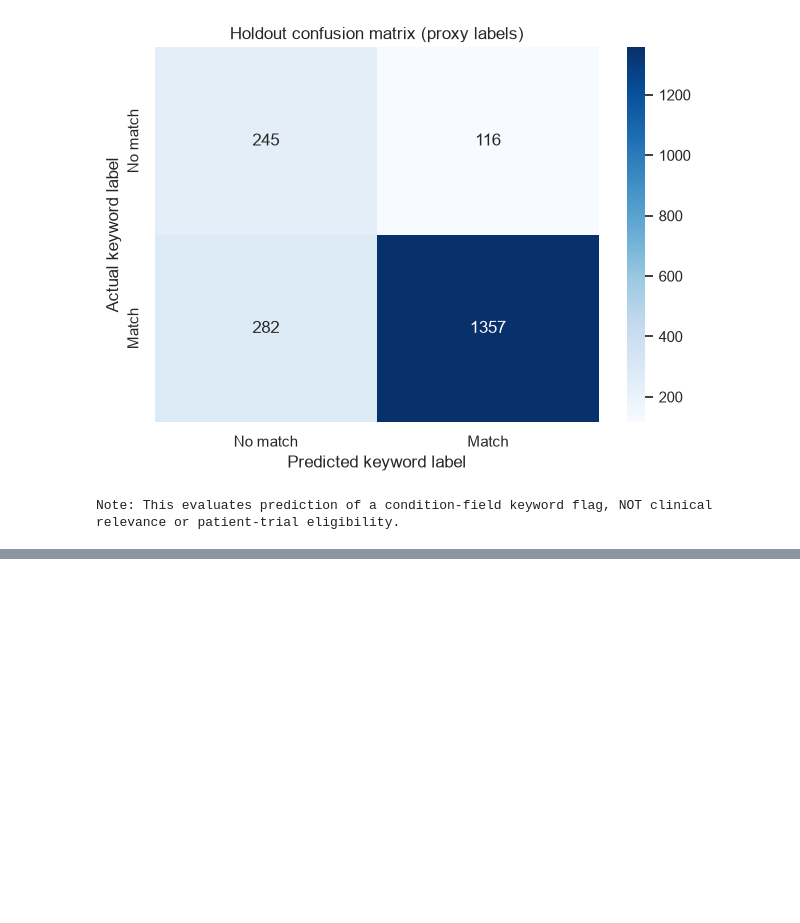
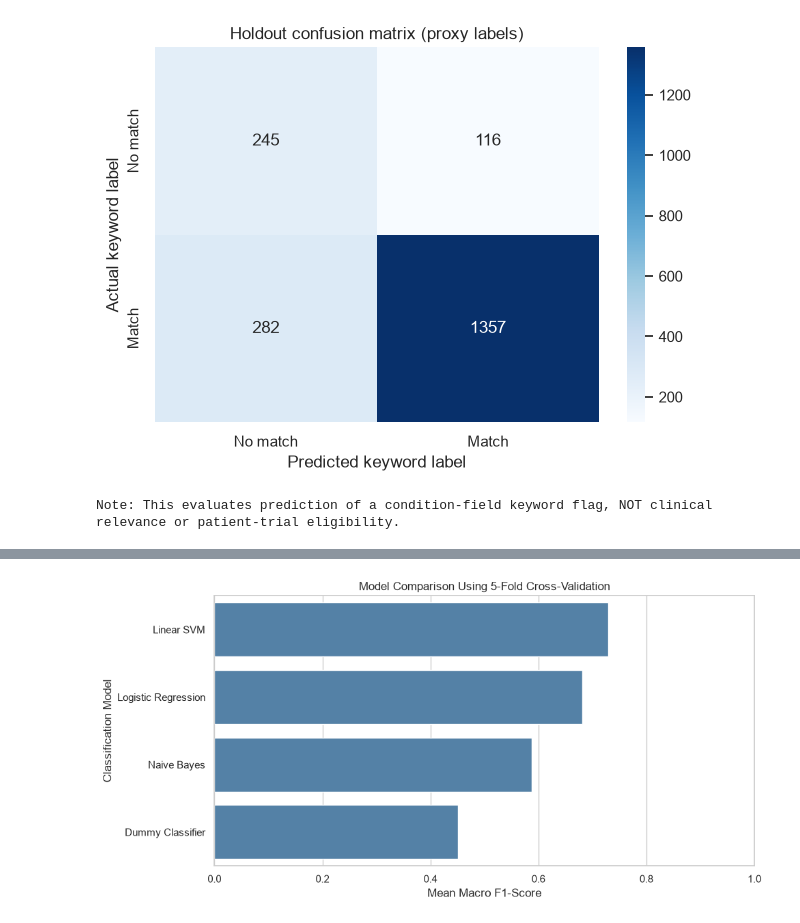
Before and after one commit to ShivaniD719/ClinicalTrialIntelligentPatientTrialMatching, a Jupyter notebook: IntelligentClinicalTrialPatientMatching.ipynb, the cells around one changed output, grey strips where cells are left out. Cells and saved outputs as stored; diff of their text form; code cells hidden in the pictures; blank space fills up the shorter version.

```diff
--- a/IntelligentClinicalTrialPatientMatching.ipynb
+++ b/IntelligentClinicalTrialPatientMatching.ipynb
@@ -460,9 +458,6 @@ Newly identified trials:
 import matplotlib.pyplot as plt
 import seaborn as sns
 import numpy as np
-
-# Set Seaborn theme
-sns.set_theme(style="whitegrid")
 
 # Enrollment summary statistics
 print("Enrollment summary:")
@@ -574,7 +569,6 @@ display(
 | OBSERVATIONAL | 2143 | 172.0 | 7255.8 | 5940299.0 |
 # %%
 # Log-transform enrollment for clearer plots without changing the original counts.
-sns.set_theme(style="whitegrid")
 
 # Keep original enrollment unchanged
 plot_df = df_clean.dropna(
@@ -625,7 +619,6 @@ plt.show()
 # Compare enrollment patterns separately for observational and interventional studies.
 # Observational studies are driving most of the extreme enrollment values,
 # while interventional trials generally have much smaller participant populations.
-sns.set_theme(style="whitegrid")
 
 # Select studies with valid enrollment
 plot_df = df_clean[
@@ -817,0 +927,23 @@ Note: This evaluates prediction of a condition-field keyword flag, NOT clinical
+# %%
+#Visualize the model performance comparision
+import matplotlib.pyplot as plt
+import seaborn as sns
+
+plt.figure(figsize=(10, 5))
+
+sns.barplot(
+    data=results_df,
+    x="Mean Macro F1",
+    y="Model",
+    color="steelblue"
+)
+
+plt.title("Model Comparison Using 5-Fold Cross-Validation")
+plt.xlabel("Mean Macro F1-Score")
+plt.ylabel("Classification Model")
+plt.xlim(0, 1)
+
+plt.tight_layout()
+plt.show()
+# %% [output]
+[figure, added]
```
Also changed, not shown: parts of 13 cells of this notebook.
